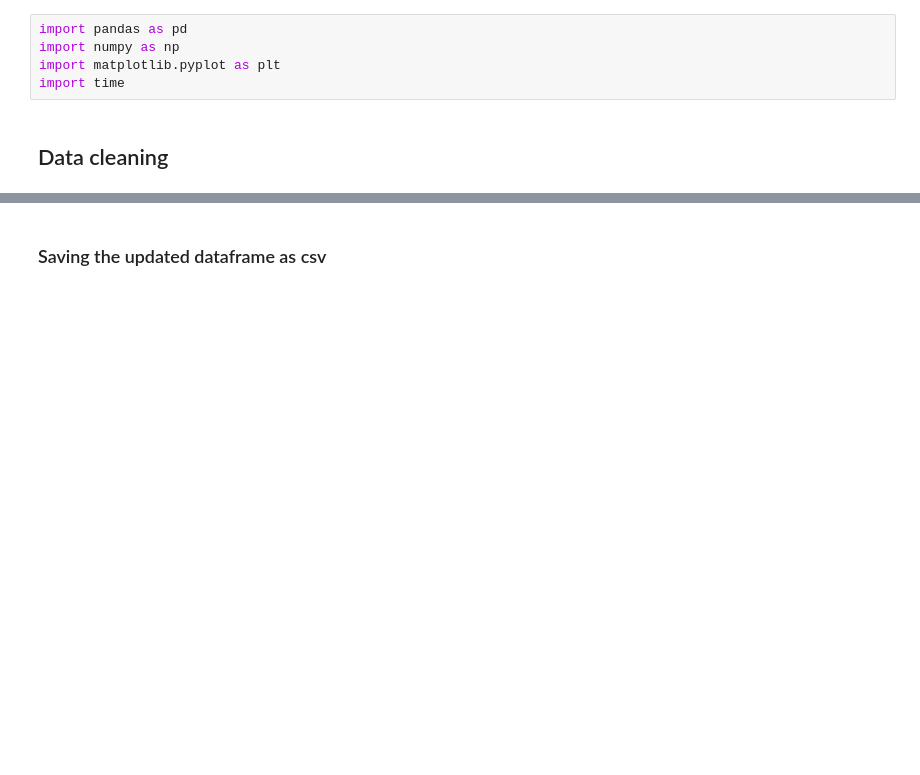
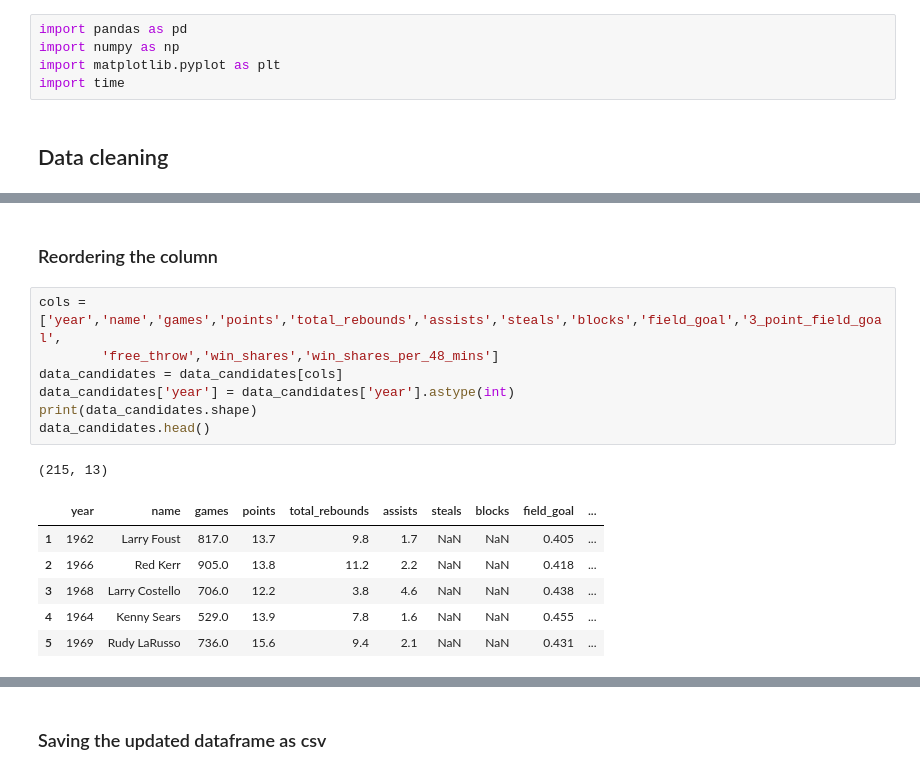
Before and after one commit to maliakber/data-mining-csc-503, a Jupyter notebook: source/nba-hall-of-fame-jupnote.ipynb, the cells around one changed output, grey strips where cells are left out. Saved outputs shown, nothing was run; the diff lists cells and outputs as text; blank space fills up the shorter version.

```diff
--- a/source/nba-hall-of-fame-jupnote.ipynb
+++ b/source/nba-hall-of-fame-jupnote.ipynb
@@ -19,0 +56,17 @@ import time
+# %% [markdown]
+### Reordering the column
+# %%
+cols = ['year','name','games','points','total_rebounds','assists','steals','blocks','field_goal','3_point_field_goal',
+        'free_throw','win_shares','win_shares_per_48_mins']
+data_candidates = data_candidates[cols]
+data_candidates['year'] = data_candidates['year'].astype(int)
+print(data_candidates.shape)
+data_candidates.head()
+# %% [output]
+(215, 13)
+|  | year | name | games | points | total_rebounds | assists | steals | blocks | field_goal | ... |
+| 1 | 1962 | Larry Foust | 817.0 | 13.7 | 9.8 | 1.7 | NaN | NaN | 0.405 | ... |
+| 2 | 1966 | Red Kerr | 905.0 | 13.8 | 11.2 | 2.2 | NaN | NaN | 0.418 | ... |
+| 3 | 1968 | Larry Costello | 706.0 | 12.2 | 3.8 | 4.6 | NaN | NaN | 0.438 | ... |
+| 4 | 1964 | Kenny Sears | 529.0 | 13.9 | 7.8 | 1.6 | NaN | NaN | 0.455 | ... |
+| 5 | 1969 | Rudy LaRusso | 736.0 | 15.6 | 9.4 | 2.1 | NaN | NaN | 0.431 | ... |
```
Also changed, not shown: parts of 26 cells of this notebook, 1 other file.
